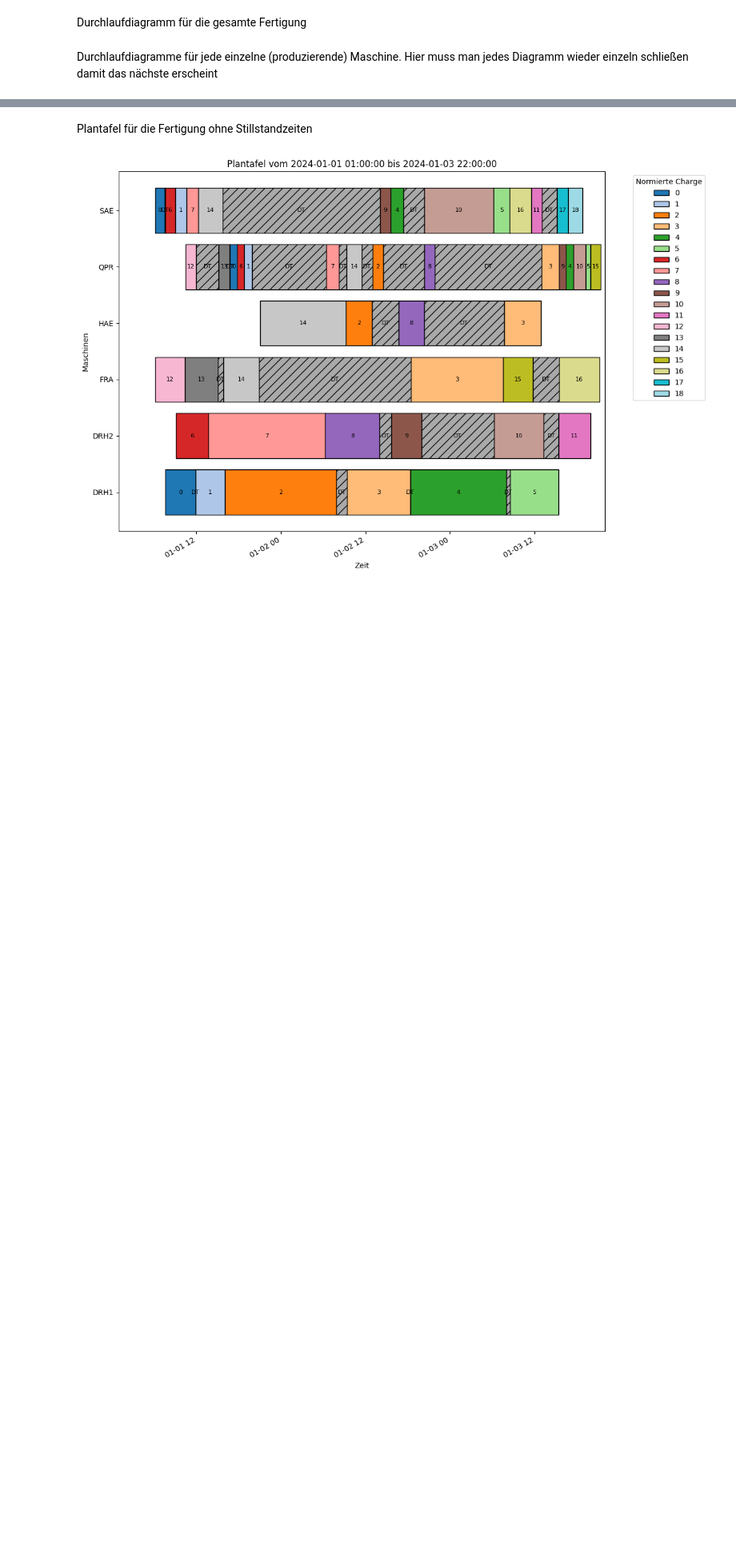
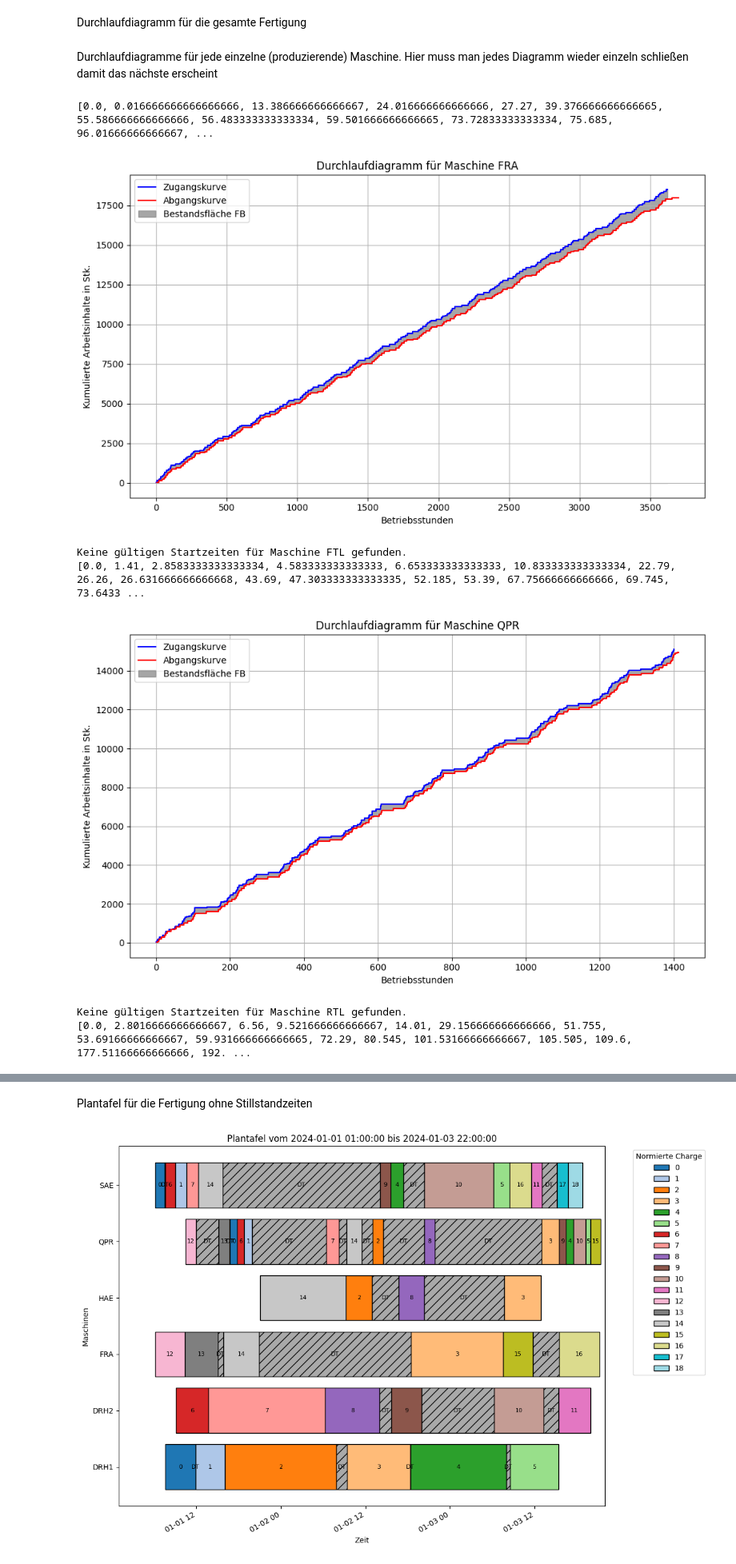
Before and after one commit to LGehlauf/SPP24, a Jupyter notebook: Fertigungsauswertung.ipynb, the cells around one changed output, grey strips where cells are left out. Shown: that part at 80% size. Saved outputs shown, nothing was run; the diff lists cells and outputs as text; code cells hidden in the pictures; blank space fills up the shorter version.

Commit message:
Korrigierte Durchlaufdiagramme pro Maschine

```diff
--- a/Fertigungsauswertung.ipynb
+++ b/Fertigungsauswertung.ipynb
@@ -283,6 +283,7 @@ verbindung.close()
 # %% [markdown]
 Durchlaufdiagramme für jede einzelne (produzierende) Maschine. Hier muss man jedes Diagramm wieder einzeln schließen damit das nächste erscheint
 # %%
+
 
 import sqlite3
 import matplotlib.pyplot as plt
@@ -291,7 +292,7 @@ import math
 
 
 #Menge an geplotten Daten
-laenge = 170
+laenge = 250
 
 #Verschiebeung von Abgangskurve nach hinten um Stunden
 h = 0
@@ -346,6 +347,9 @@ for maschine in maschinen:
     zugang_stunden = [berechne_betriebs_stunden(e, start_datum) for e in ankunft_liste]
     abgang_stunden = [berechne_betriebs_stunden(e, start_datum) for e in fertigstellung_liste]
 
+    zugang_stunden.sort()
+    abgang_stunden.sort()
+
     # Kumulative Summe für die Zugangskurve und Abgangskurve
     kumulierte_zugang = [sum(vorgabe_liste[:i+1]) for i in range(len(vorgabe_liste))]
     kumulierte_abgang = [sum(real_liste[:i+1]) for i in range(len(real_liste))]
@@ -362,11 +366,11 @@ for maschine in maschinen:
 
 
 
-    #print(ankunft_liste)
+    #print('Ankunft',ankunft_liste)
     #print(fertigstellung_liste)
     #print (start_datum)
     #print(kumulierte_zugang)
-    #print(zugang_stunden)
+    print(zugang_stunden[:laenge])
     #print(kumulierte_abgang)
     #print(kumulierte_abgang_interp)
     #print(kumulierte_zugang_interp)
@@ -399,33 +403,41 @@ for maschine in maschinen:
     # Mittlerer Bestand als schattierte Fläche zwischen Zugang und Abgang
     ax.fill_between(zugang_stunden[:laenge], kumulierte_zugang[:laenge], color='grey', step='mid', alpha=0.7, label='Bestandsfläche FB')
     ax.fill_between(abgang_stunden[:laenge], kumulierte_abgang[:laenge], color='white', step='mid',interpolate= False, alpha=1)
 
 
     # Linien für die mittleren Werte
-    ax.axhline(Bm, color='green', linestyle='--', label=f'Mittlerer Bestand Bm = {Bm:.2f}')
-    ax.axhline(Lm, color='purple', linestyle='--', label=f'Mittlere Leistung Lm = {Lm:.2f}')
-    ax.axvline(Rm, color='orange', linestyle='--', label=f'Mittlere Reichweite Rm = {Rm:.2f}')
+    #ax.axhline(Bm, color='green', linestyle='--', label=f'Mittlerer Bestand Bm = {Bm:.2f}')
+    #ax.axhline(Lm, color='purple', linestyle='--', label=f'Mittlere Leistung Lm = {Lm:.2f}')
+    #ax.axvline(Rm, color='orange', linestyle='--', label=f'Mittlere Reichweite Rm = {Rm:.2f}')
 
     # Diagrammdetails
     ax.set_xlabel("Betriebsstunden")
     ax.set_ylabel("Kumulierte Arbeitsinhalte in Stk.")
     ax.set_title(f"Durchlaufdiagramm für Maschine {maschine_name}")
     ax.legend(loc='upper left')
     ax.grid(True)
 
     # Layout anpassen und Diagramm anzeigen
     plt.tight_layout()
     plt.show()
 
 # Verbindung zur Datenbank schließen
 verbindung.close()
 
 #Für gesamte Fertigung Freigabeauftrag und Fertigstellung
 #Wenn pro Maschine dann auch Lagermenge davor betrachten
 #ohne Downtimes (Schichtende, Wochenende)
 
 
 
 #Funktion mit Angabe Start- und Enddatum
 #Diagramme für Maschinen --> Welcher Aufträge waren auf welchen Maschinen
 #Wie Plantafel für Fertigung
+# %% [output]
+[0.0, 0.016666666666666666, 13.386666666666667, 24.016666666666666, 27.27, 39.376666666666665, 55.586666666666666, 56.483333333333334, 59.501666666666665, 73.72833333333334, 75.685, 96.01666666666667, ...
+[figure, added]
+Keine gültigen Startzeiten für Maschine FTL gefunden.
+[0.0, 1.41, 2.8583333333333334, 4.583333333333333, 6.653333333333333, 10.833333333333334, 22.79, 26.26, 26.631666666666668, 43.69, 47.303333333333335, 52.185, 53.39, 67.75666666666666, 69.745, 73.6433 ...
+[figure, added]
+Keine gültigen Startzeiten für Maschine RTL gefunden.
+[0.0, 2.8016666666666667, 6.56, 9.521666666666667, 14.01, 29.156666666666666, 51.755, 53.69166666666667, 59.931666666666665, 72.29, 80.545, 101.53166666666667, 105.505, 109.6, 177.51166666666666, 192. ...
```
Also changed, not shown: parts of 1 cell of this notebook.
